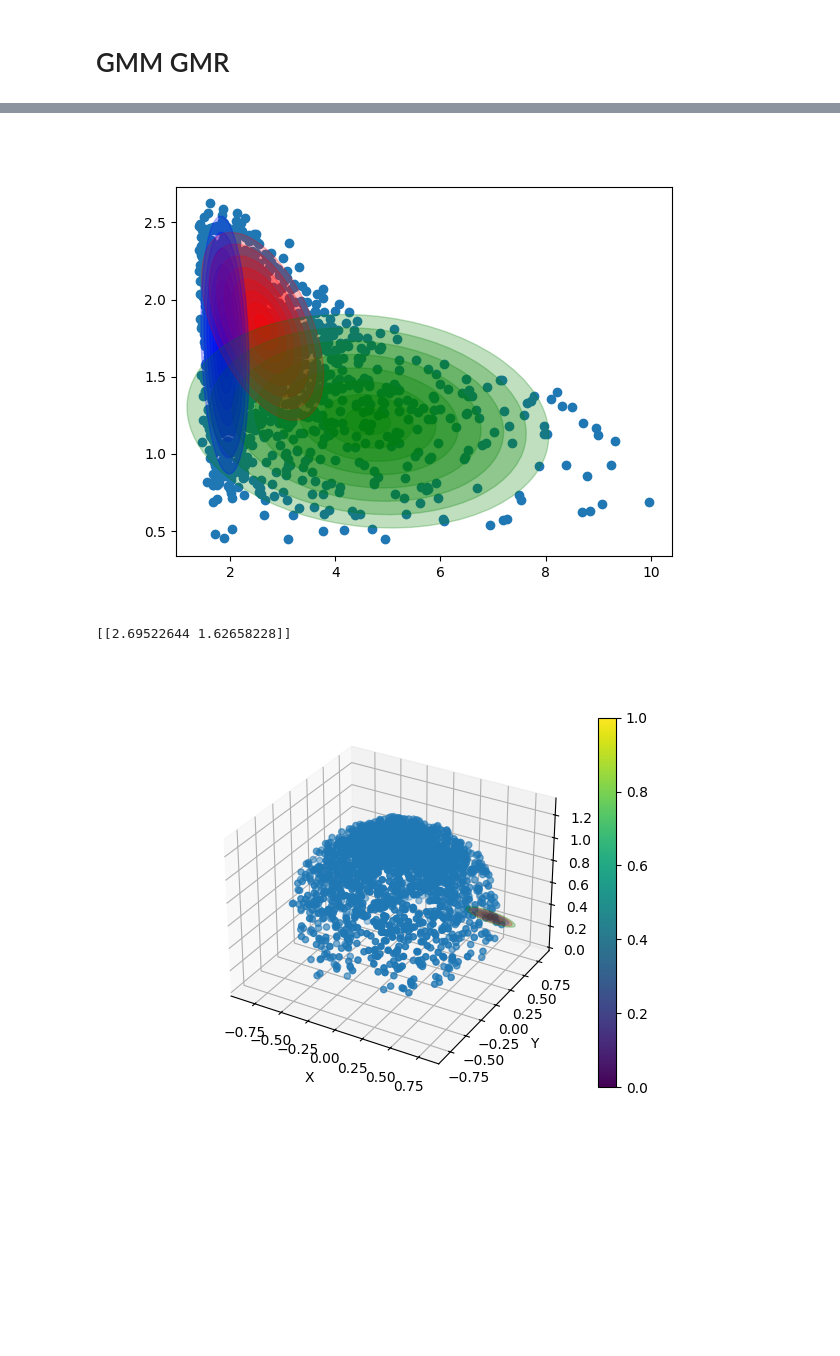
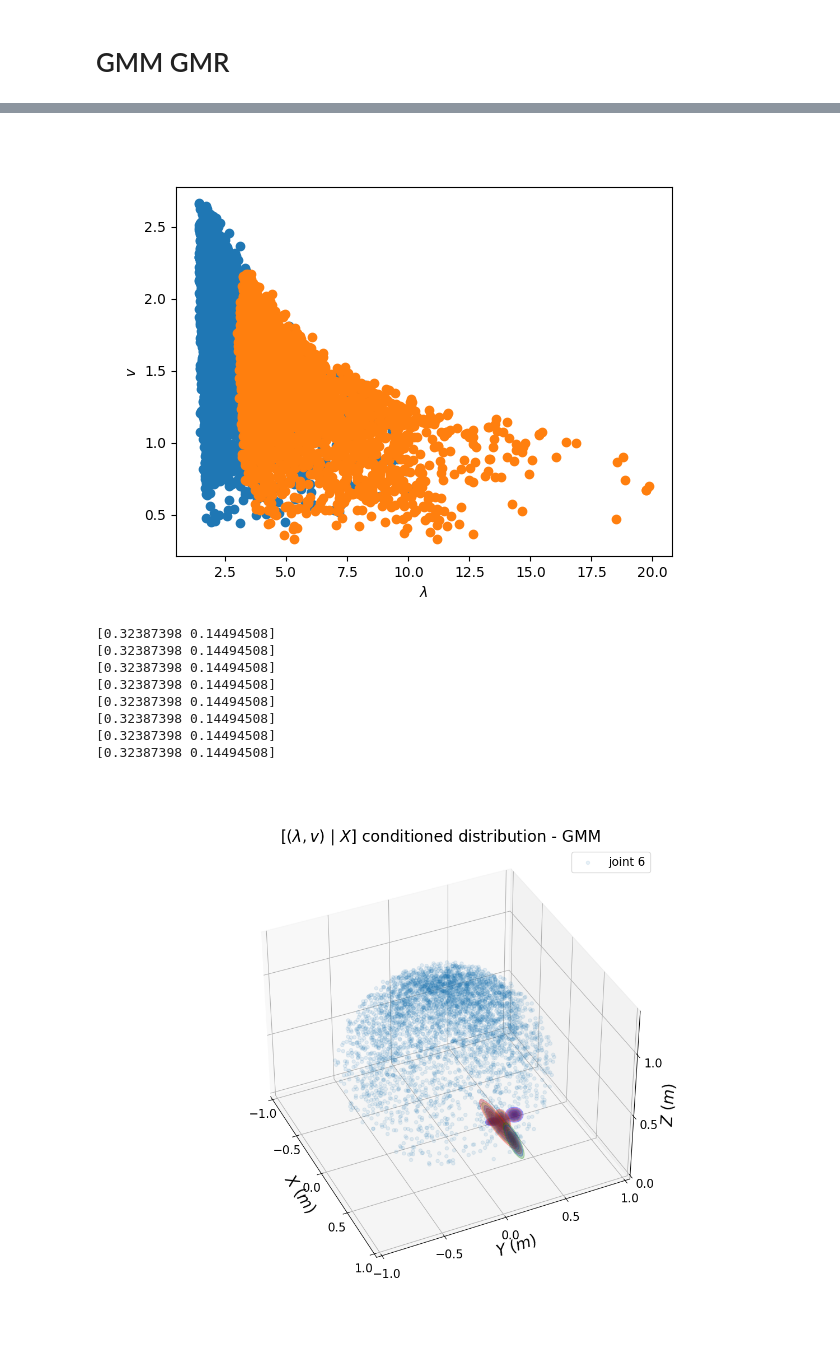
Before and after one commit to epfl-lasa/hitting_sim, a Jupyter notebook: data_processing.ipynb, the cells around one changed output, grey strips where cells are left out. Cells and saved outputs as stored; diff of their text form; code cells hidden in the pictures; blank space fills up the shorter version.

```diff
--- a/data_processing.ipynb
+++ b/data_processing.ipynb
@@ -166,16 +262,21 @@ v_4_data = v4[idx]
 input_6 = np.concatenate((X_6_data, l_6_data.reshape(-1, 1), v_6_data.reshape(-1, 1)), axis=1)
 input_5 = np.concatenate((X_5_data, l_5_data.reshape(-1, 1), v_5_data.reshape(-1, 1)), axis=1)
 
-input_lv = np.concatenate(( l_6_data.reshape(-1, 1), v_6_data.reshape(-1, 1)), axis=1)
+# input_lv_6 = np.concatenate(( l_6_data.reshape(-1, 1), v_6_data.reshape(-1, 1)), axis=1)
+# input_lv_5 = np.concatenate(( l_5_data.reshape(-1, 1), v_5_data.reshape(-1, 1)), axis=1)
 
-gmm_lv = GMM(n_components=3, random_state = 0)
-gmm_lv.from_samples(input_lv, init_params="kmeans++")
+# gmm_lv = GMM(n_components=3, random_state = 0)
+# gmm_lv.from_samples(input_lv, init_params="kmeans++")
 
-gmm_full_6 = GMM(n_components=1, random_state = 0)
+gmm_full_6 = GMM(n_components=5, random_state = 0)
 gmm_full_6.from_samples(input_6, init_params="kmeans++")
 
-gmm_full_5 = GMM(n_components=1, random_state = 0)
+gmm_full_5 = GMM(n_components=5, random_state = 0)
 gmm_full_5.from_samples(input_5, init_params="kmeans++")
+
+gmm_full_6.means
+
+
 
 # given_position_test = np.array([0.5, 0.3, 0.3])
 # gmm_lv_cond_test = gmm_full.condition(np.array([0,1,2]), given_position_test)
@@ -186,35 +291,57 @@ gmm_full_5.from_samples(input_5, init_params="kmeans++")
 
 plt.figure()
 plt.scatter(l_6_data, v_6_data)
-# plt.scatter(l_5_data, v_5_data)
+plt.scatter(l_5_data, v_5_data)
+plt.xlabel('$\lambda$')
+plt.ylabel('$v$')
 # plt.scatter(l_4_data, v_4_data)
-plot_error_ellipses(plt.gca(), gmm_lv, colors = ['r', 'g', 'b'])
+# plot_error_ellipses(plt.gca(), gmm_lv, colors = ['r', 'g', 'b'])
 plt.show()
 # %% [output]
-[figure, old version]
+[figure, new version]
 # %%
 %matplotlib widget
 
-fig = plt.figure()
+fig = plt.figure(figsize=(12,10))
 ax = fig.add_subplot(111, projection='3d')
 
 # img = ax.scatter(X_6_data[:,0], X_6_data[:,1], X_6_data[:,2], c = l_6_data, cmap = 'cool', alpha = 1)
-img = ax.scatter(X_6_data[:,0], X_6_data[:,1], X_6_data[:,2])
+img = ax.scatter(X_6_data[:,0], X_6_data[:,1], X_6_data[:,2], alpha = 0.1)
 
-ax.set_xlabel('X')
-ax.set_ylabel('Y')
-ax.set_zlabel('Z')
+ax.set_xlabel('$X$ $(m)$', fontsize = 20)
+ax.set_ylabel('$Y$ $(m)$', fontsize = 20)
+ax.set_zlabel('$Z$ $(m)$', fontsize = 20)
+ax.view_init(elev=37, azim=-25)
+ax.legend(['joint 6'], fontsize = 15)
 
-fig.colorbar(img)
+ax.set_title("$[(\lambda, v)$ $|$ $X]$ conditioned distribution - GMM", fontsize = 20)
+ax.yaxis._axinfo['label']['space_factor'] = 3.0
+ax.xaxis._axinfo['label']['space_factor'] = 3.0
 
+ax.tick_params(axis='both', which='major', labelsize=15)
+ax.set_xticks([-1, -0.5, 0, 0.5, 1])
+ax.set_yticks([-1, -0.5, 0, 0.5, 1])
+ax.set_zticks([0, 0.5, 1])
+
+# fig.colorbar(img)
+
+given_position = np.array([0.5, 0.4, 0.2])
 # Plotting a few different GMMs
-for i in range(1):
-    given_position = X_6_data[i*50,:]
+# for i in range(1):
+    # given_position = X_6_data[i*50,:]
     # print(given_position)
-    gmm_lv_x_6 = gmm_full_6.condition(np.array([0,1,2]), given_position)
-    print(gmm_lv_x_6.means)
-    plot_error_ellipses_3d_position(plt.gca(), gmm_lv_x_6, given_position, colors = ['r', 'g', 'b'])
+gmm_lv_x_6 = gmm_full_6.condition(np.array([0,1,2]), given_position)
+# gmm_lv_x_6.means
+plot_error_ellipses_3d_position(plt.gca(), gmm_lv_x_6, given_position, colors = ['r', 'g', 'b'])
 plt.show()
+plt.savefig("conditional_lv", transparent=False, bbox_inches='tight', pad_inches = 0.25, dpi=200)
 # %% [output]
-[[2.69522644 1.62658228]]
+[0.32387398 0.14494508]
+[0.32387398 0.14494508]
+[0.32387398 0.14494508]
+[0.32387398 0.14494508]
+[0.32387398 0.14494508]
+[0.32387398 0.14494508]
+[0.32387398 0.14494508]
+[0.32387398 0.14494508]
-[figure, old version]
+[figure, new version]
```
Also changed, not shown: parts of 11 cells of this notebook, 6 other files.
